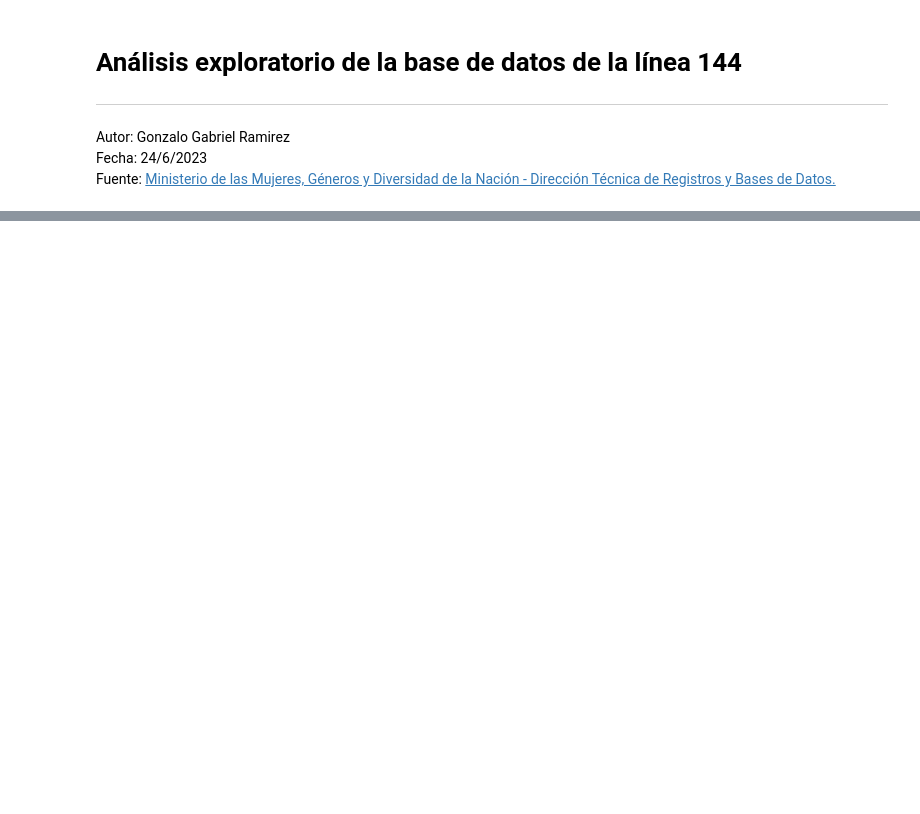
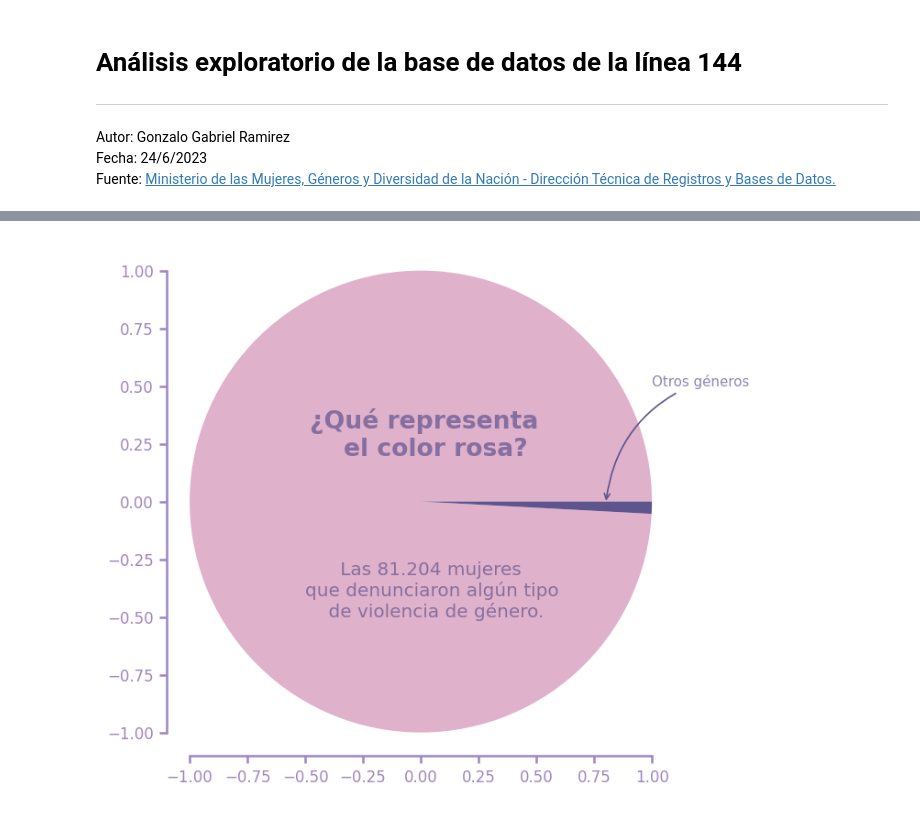
Before and after one commit to DataAnalystGabo/Analisis-Exploratorio-de-Datos-Linea-144, a Jupyter notebook: Notebooks/analisis.ipynb, the cells around one changed output, grey strips where cells are left out. Drawn from its saved outputs; the diff is of its cells as text; code cells hidden in the pictures; blank space fills up the shorter version.

```diff
--- a/Notebooks/analisis.ipynb
+++ b/Notebooks/analisis.ipynb
@@ -131,0 +174,10 @@ plt.show()
+# %%
+#Generamos una tabla con todos los géneros declarados y la cantidad total de llamados por cada uno de ellos.
+df['genero_persona_en_situacion_de_violencia'] = df['genero_persona_en_situacion_de_violencia'].replace({
+    'Transgénero': 'Transgenero',
+    'Varón Trans': 'Varon trans',
+    'Varon Trans': 'Varon trans'
+})
+generos = df['genero_persona_en_situacion_de_violencia'].value_counts()
+generos = pd.DataFrame({'Género': generos.index, 'Conteo': generos.values})
+generos
@@ -131,0 +200,5 @@ plt.show()
+# %%
+#Por último, agrupamos todos los géneros que sean distintos al de la categoría mujer con el objetivo de comparar proporciones númericas entre ambas variables.
+generos.loc[~generos['Género'].isin(['Mujer']), 'Género'] = 'Otros'
+generos_mujer_y_otros = generos.groupby('Género', as_index=False).sum()
+generos_mujer_y_otros
@@ -131,0 +228,46 @@ plt.show()
+# %%
+fig, ax = plt.subplots(figsize = (6,6),
+                       dpi = 120)
+
+palette = ['#E0B1CB', '#BE95C4', '#9F86C0', '#5E548E', '#231942']
+
+ax.pie(generos_mujer_y_otros['Conteo'],
+       colors  = palette[0:4:3],
+       frame   = True)
+
+ax = plt.gca()
+ax.spines['bottom'].set_color('#9f86c0')
+ax.spines['bottom'].set_linewidth(1.5)
+ax.spines['left'].set_color('#9f86c0')
+ax.spines['left'].set_linewidth(1.5)
+ax.tick_params(axis='x', which='both', color='#9f86c0', width=1.5, length=5, labelcolor='#9f86c0')
+ax.tick_params(axis='y', which='both', color='#9f86c0', width=1.5, length=5, labelcolor='#9f86c0')
+
+sns.despine(trim=True)
+
+arrow_props = dict(arrowstyle = '->', connectionstyle = 'arc3,rad=0.3', color = '#5E548E')
+plt.annotate('Otros géneros',
+             xy = (0.8, -0.01), xytext = (1, 0.5),
+             fontsize = 9,
+             color = '#5E548E',
+             fontweight = 'normal',
+             arrowprops = arrow_props,
+             alpha = 0.7)
+
+plt.annotate('¿Qué representa\n    el color rosa?',
+             xy = (-0.48, 0.2),
+             fontsize = 16,
+             color = '#5E548E',
+             fontweight = 'bold',
+             alpha = 0.7)
+
+plt.annotate('      Las 81.204 mujeres\nque denunciaron algún tipo \n    de violencia de género.',
+             xy = (-0.5, -0.5),
+             fontsize = 12,
+             color = '#5E548E',
+             fontweight = 'normal',
+             alpha = 0.7)
+
+plt.show()
+# %% [output]
+[figure, added]
```
Also changed, not shown: parts of 25 cells of this notebook.
